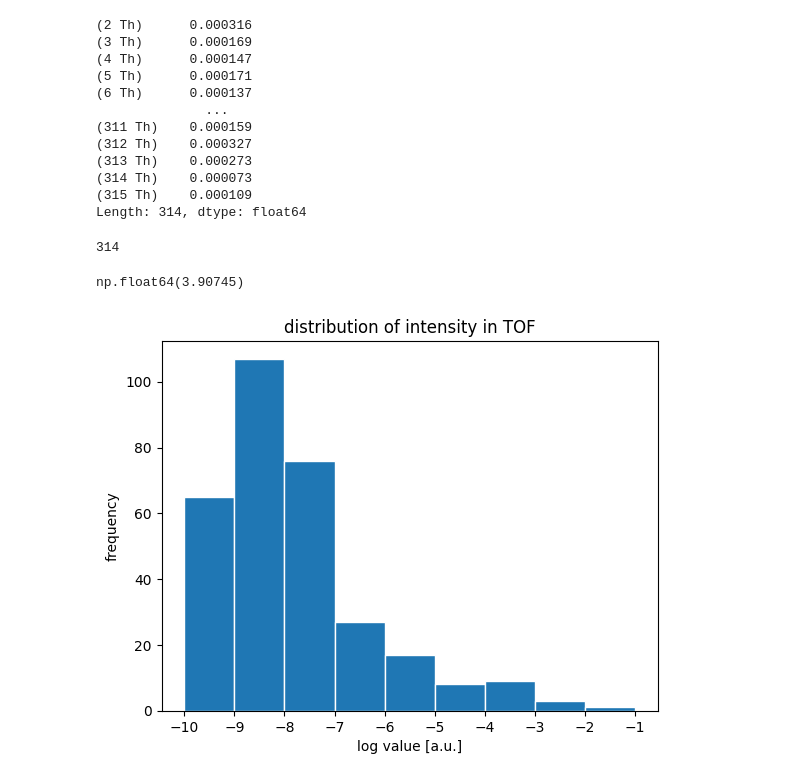
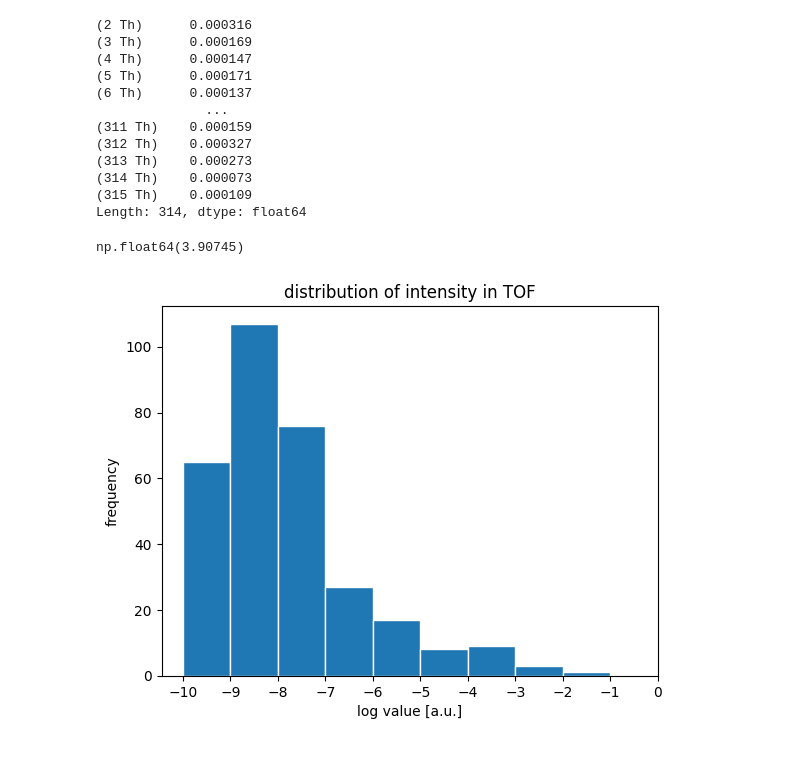
Before and after one commit to 24shiny/TOF_data, a Jupyter notebook: p1_first_look.ipynb, the cells around one changed output. Cells and saved outputs as stored; diff of their text form; code cells hidden in the pictures.

```diff
--- a/p1_first_look.ipynb
+++ b/p1_first_look.ipynb
@@ -190,21 +179,20 @@ pd.Series(max_val, index=df.columns)
 (314 Th)    0.000073
 (315 Th)    0.000109
 Length: 314, dtype: float64
-# %%
-len(df_max['raw'].values)
-# %% [output]
-314
 # %%
 df_max = pd.DataFrame({'raw':max_val}, index=range(2,316)) # (2 Th) -> 2
 df_max['raw'].max()
 # %% [output]
 np.float64(3.90745)
 # %%
+import matplotlib.pyplot as plt
+import numpy as np
+
 plt.hist(np.log(df_max['raw']), edgecolor='w', bins=np.arange(-10,0,1))
-plt.xticks(np.arange(-10,0,1))
+plt.xticks(np.arange(-10,1,1))
 plt.xlabel('log value [a.u.]')
 plt.ylabel('frequency')
 plt.title('distribution of intensity in TOF')
 plt.show()
 # %% [output]
-[figure, old version]
+[figure, new version]
```
Also changed, not shown: parts of 17 cells of this notebook, 1 other file.
